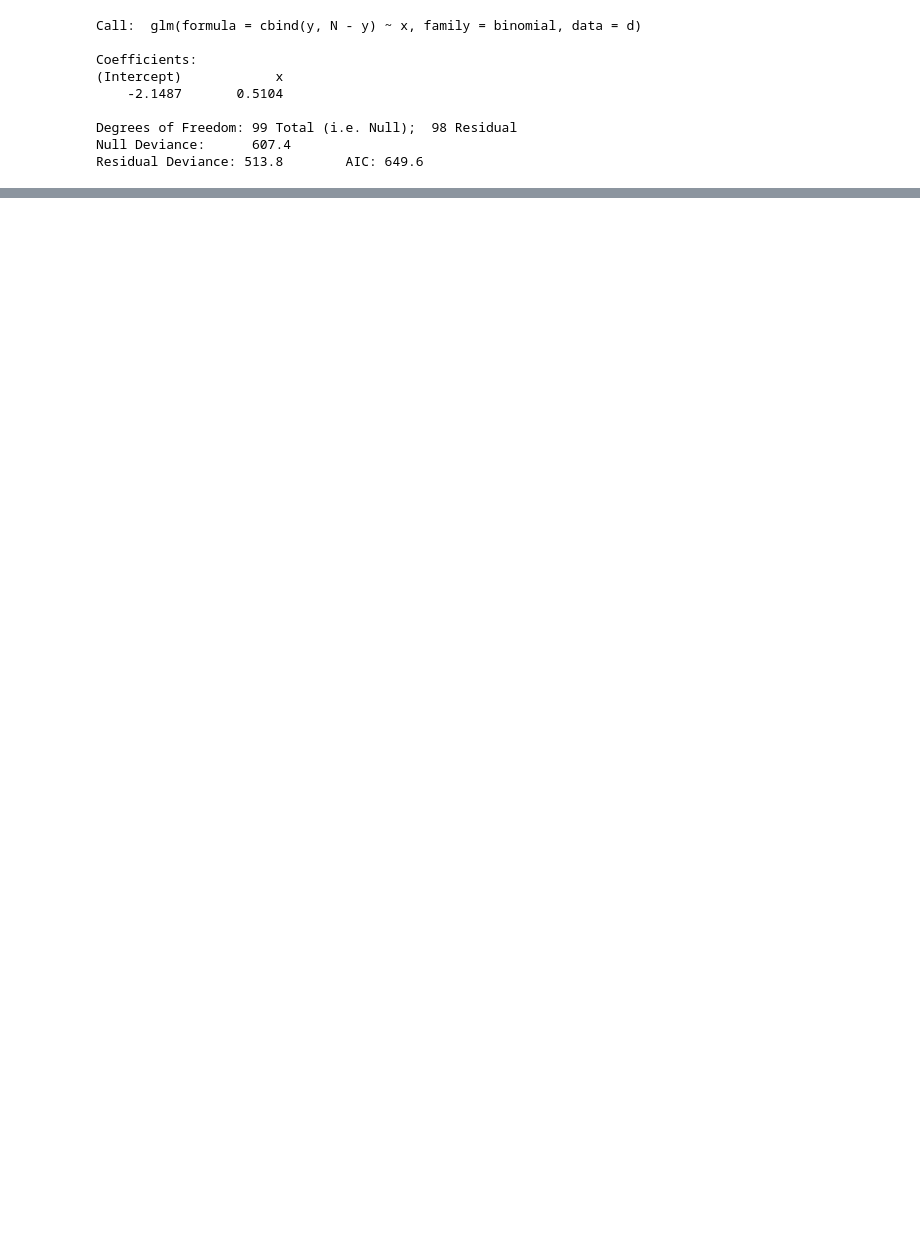
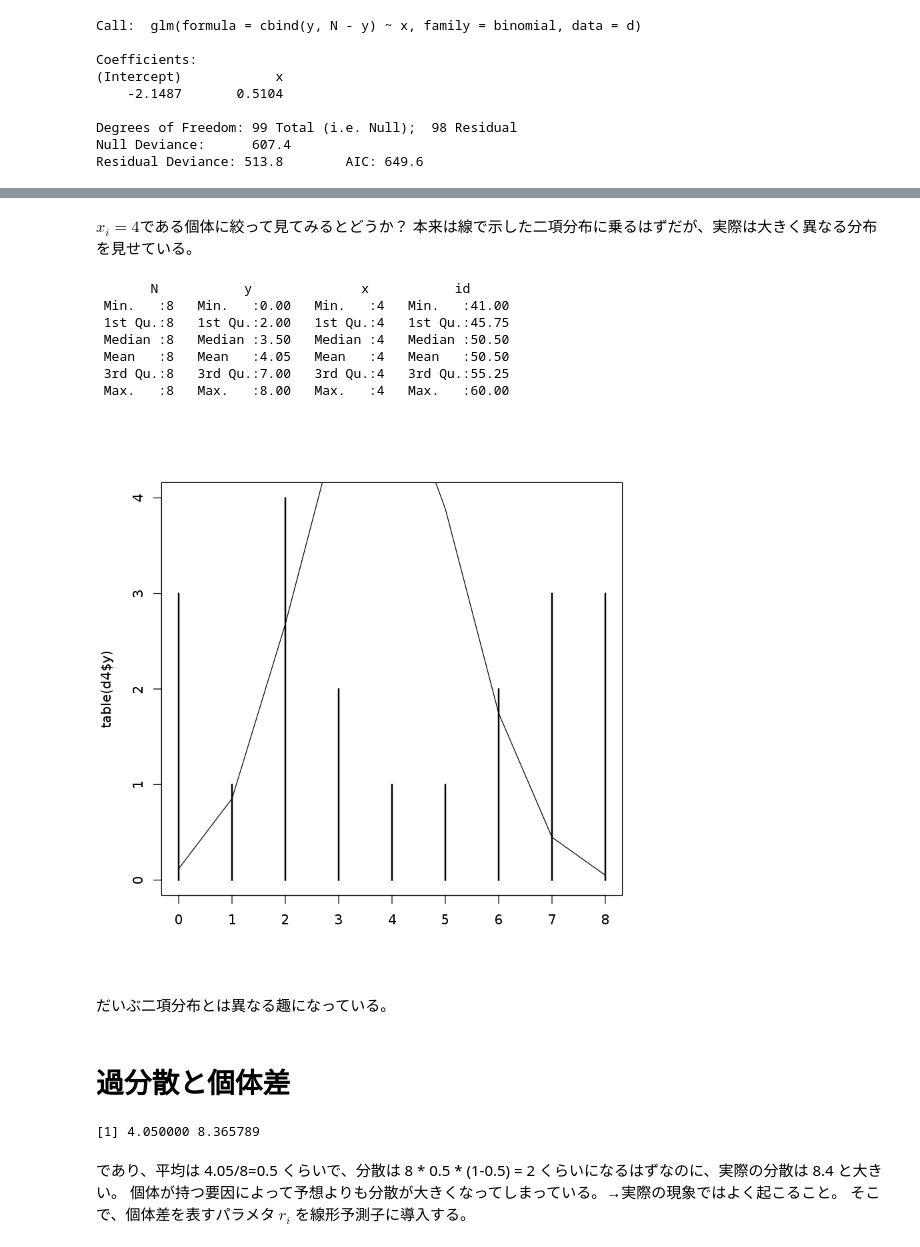
Before and after one commit to tushuhei/statisticalDataModeling, a Jupyter notebook: 7_glmm.ipynb, the cells around one changed output, grey strips where cells are left out. Saved outputs shown, nothing was run; the diff lists cells and outputs as text; code cells hidden in the pictures; blank space fills up the shorter version.

```diff
--- a/7_glmm.ipynb
+++ b/7_glmm.ipynb
@@ -43,0 +39,30 @@ lines(xx, logistic(-2.1487 + 0.5104 * xx)*d$N, lwd=2)
+# %% [markdown]
+$x_i=4$である個体に絞って見てみるとどうか？
+本来は線で示した二項分布に乗るはずだが、実際は大きく異なる分布を見せている。
+# %%
+d4 <- d[d$x==4,]
+summary(d4)
+plot(table(d4$y))
+y <- seq(0, 8, 1)
+lines(y, dbinom(y, mean(d$N), logistic(-2.1487 + 0.5104 * 4)) * length(d4$y))
+# %% [output]
+       N           y              x           id
+ Min.   :8   Min.   :0.00   Min.   :4   Min.   :41.00
+ 1st Qu.:8   1st Qu.:2.00   1st Qu.:4   1st Qu.:45.75
+ Median :8   Median :3.50   Median :4   Median :50.50
+ Mean   :8   Mean   :4.05   Mean   :4   Mean   :50.50
+ 3rd Qu.:8   3rd Qu.:7.00   3rd Qu.:4   3rd Qu.:55.25
+ Max.   :8   Max.   :8.00   Max.   :4   Max.   :60.00
+[figure, added]
+# %% [markdown]
+だいぶ二項分布とは異なる趣になっている。
+# %% [markdown]
+# 過分散と個体差
+# %%
+c(mean(d4$y), var(d4$y))
+# %% [output]
+[1] 4.050000 8.365789
+# %% [markdown]
+であり、平均は 4.05/8=0.5 くらいで、分散は 8 * 0.5 * (1-0.5) = 2 くらいになるはずなのに、実際の分散は 8.4 と大きい。
+個体が持つ要因によって予想よりも分散が大きくなってしまっている。→実際の現象ではよく起こること。
+そこで、個体差を表すパラメタ $r_i$ を線形予測子に導入する。
```
Also changed, not shown: parts of 7 cells of this notebook, 1 other file.
